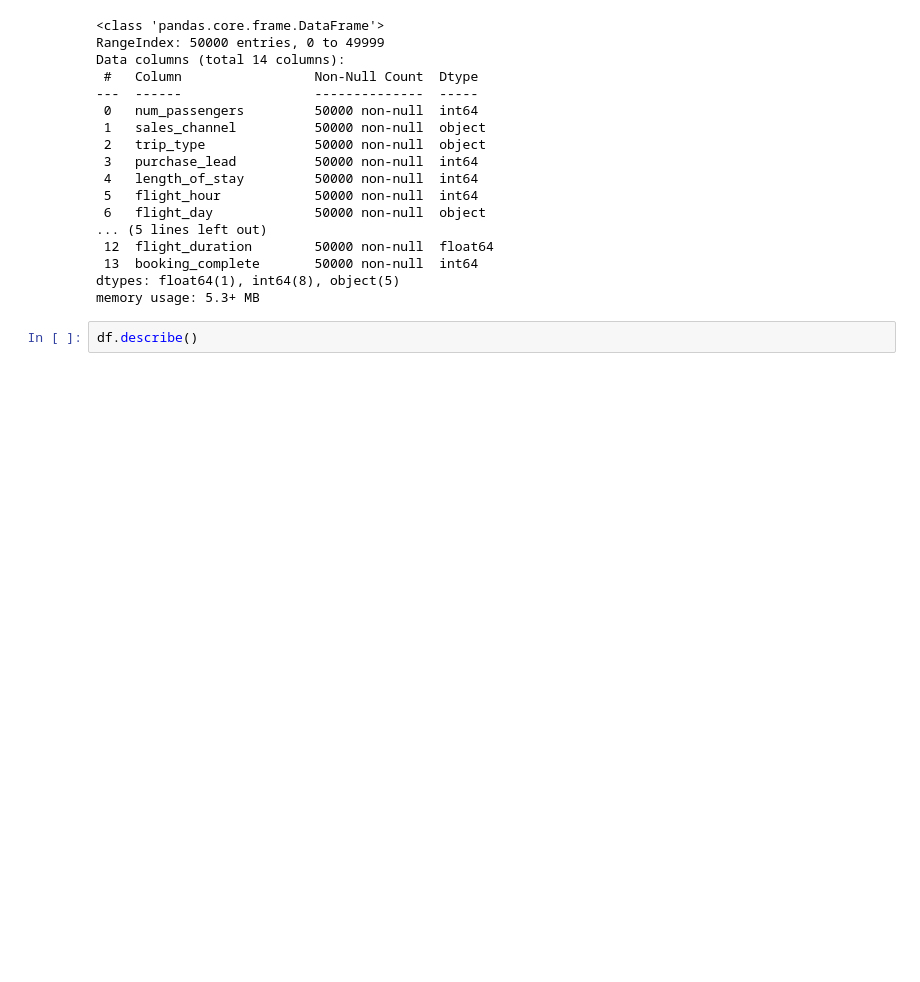
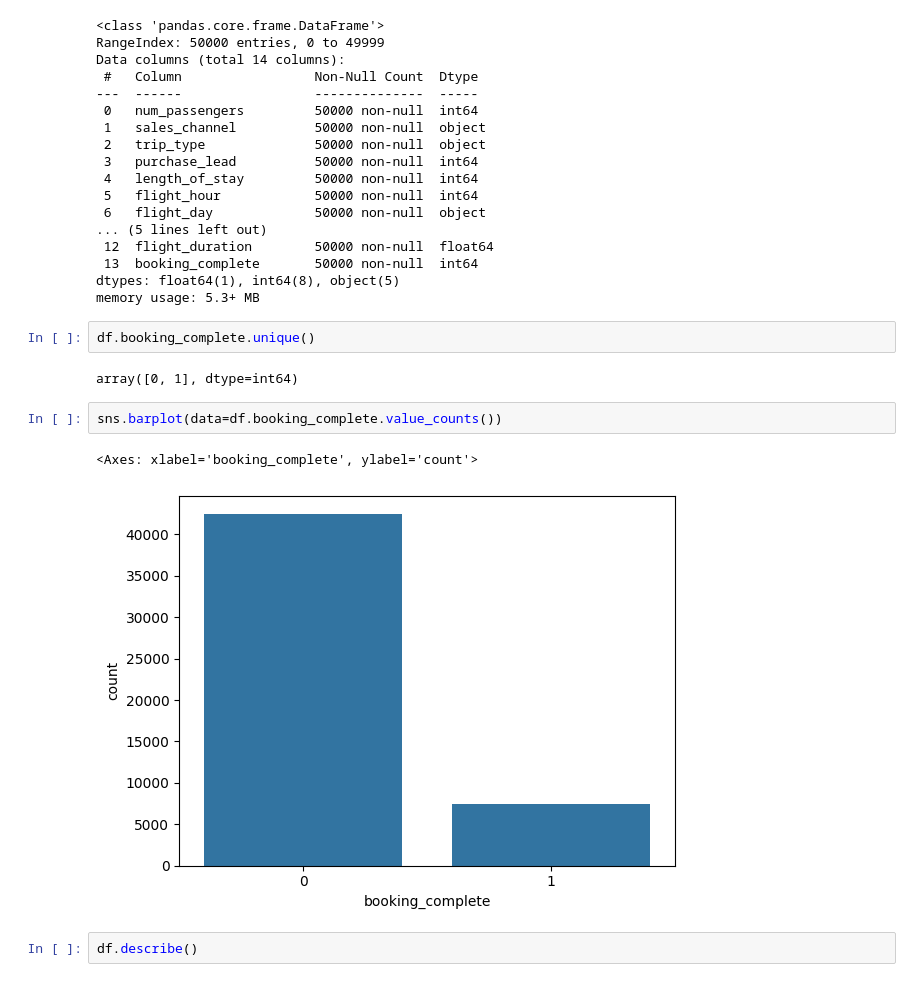
Before and after one commit to JOCRZ/BritishAirways-Intership, a Jupyter notebook: British-Airways/Ipython-book/model.ipynb, the cells around one changed output. Drawn from its saved outputs; the diff is of its cells as text; blank space fills up the shorter version.

```diff
--- a/British-Airways/Ipython-book/model.ipynb
+++ b/British-Airways/Ipython-book/model.ipynb
@@ -27,6 +27,15 @@ Data columns (total 14 columns):
  13  booking_complete       50000 non-null  int64
 dtypes: float64(1), int64(8), object(5)
 memory usage: 5.3+ MB
+# %%
+df.booking_complete.unique()
+# %% [output]
+array([0, 1], dtype=int64)
+# %%
+sns.barplot(data=df.booking_complete.value_counts())
+# %% [output]
+<Axes: xlabel='booking_complete', ylabel='count'>
+[figure, added]
 # %%
 df.describe()
 # %% [output]
```
Also changed, not shown: parts of 22 cells of this notebook, 2 other files.
